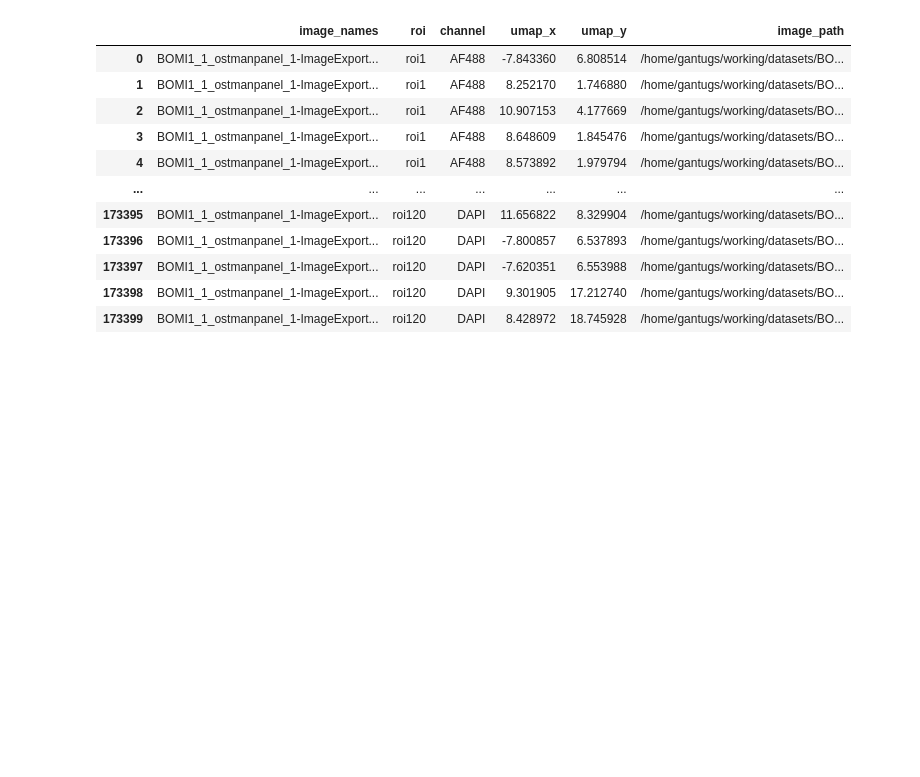
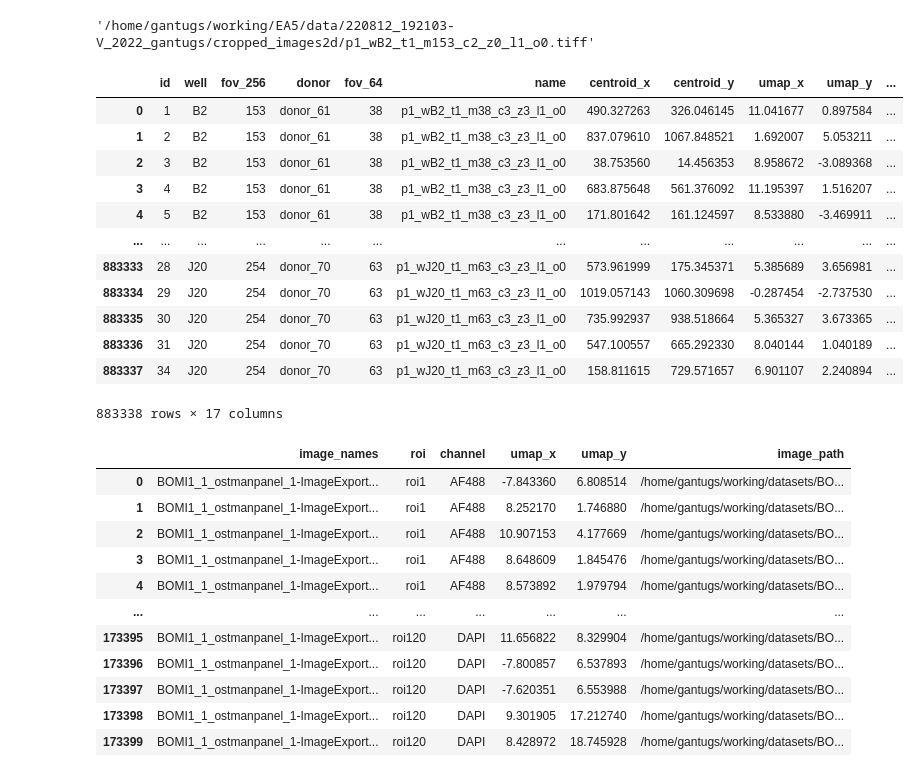
Before and after one commit to bioimage-profiling/Microscopium-Single-Cell, a Jupyter notebook: Rename dataset.ipynb, the cells around one changed output. Drawn from its saved outputs; the diff is of its cells as text; code cells hidden in the pictures; blank space fills up the shorter version.

Commit message:
Cropping one cell & 5 channel

```diff
--- a/Rename dataset.ipynb
+++ b/Rename dataset.ipynb
@@ -3,0 +6,13 @@ import pandas as pd
+# %%
+df = pd.read_csv('ea5/all_julius_interactive plot.csv')
+# %%
+df['channel_1'] = '/home/gantugs/working/EA5/data/220812_192103-V_2022_gantugs/' + df.path
+# %%
+df.channel_1.iloc[0].split('_c1_')[0] + '_c2_' + df.channel_1.iloc[0].split('_c1_')[1]
+# %% [output]
+'/home/gantugs/working/EA5/data/220812_192103-V_2022_gantugs/cropped_images2d/p1_wB2_t1_m153_c2_z0_l1_o0.tiff'
+# %%
+for cn in [2,3,4,5]:
+    df[f'channel_{cn}'] = [spl.split('_c1_')[0]+f'_c{cn}_'+spl.split('_c1_')[1] for spl in df.channel_1]
+# %%
+df['plate'] =
@@ -4,3 +21,19 @@ import pandas as pd
+# %%
+df
+# %% [output]
+|  | id | well | fov_256 | donor | fov_64 | name | centroid_x | centroid_y | umap_x | umap_y | ... |
+| 0 | 1 | B2 | 153 | donor_61 | 38 | p1_wB2_t1_m38_c3_z3_l1_o0 | 490.327263 | 326.046145 | 11.041677 | 0.897584 | ... |
+| 1 | 2 | B2 | 153 | donor_61 | 38 | p1_wB2_t1_m38_c3_z3_l1_o0 | 837.079610 | 1067.848521 | 1.692007 | 5.053211 | ... |
+| 2 | 3 | B2 | 153 | donor_61 | 38 | p1_wB2_t1_m38_c3_z3_l1_o0 | 38.753560 | 14.456353 | 8.958672 | -3.089368 | ... |
+| 3 | 4 | B2 | 153 | donor_61 | 38 | p1_wB2_t1_m38_c3_z3_l1_o0 | 683.875648 | 561.376092 | 11.195397 | 1.516207 | ... |
+| 4 | 5 | B2 | 153 | donor_61 | 38 | p1_wB2_t1_m38_c3_z3_l1_o0 | 171.801642 | 161.124597 | 8.533880 | -3.469911 | ... |
+| ... | ... | ... | ... | ... | ... | ... | ... | ... | ... | ... | ... |
+| 883333 | 28 | J20 | 254 | donor_70 | 63 | p1_wJ20_t1_m63_c3_z3_l1_o0 | 573.961999 | 175.345371 | 5.385689 | 3.656981 | ... |
+| 883334 | 29 | J20 | 254 | donor_70 | 63 | p1_wJ20_t1_m63_c3_z3_l1_o0 | 1019.057143 | 1060.309698 | -0.287454 | -2.737530 | ... |
+| 883335 | 30 | J20 | 254 | donor_70 | 63 | p1_wJ20_t1_m63_c3_z3_l1_o0 | 735.992937 | 938.518664 | 5.365327 | 3.673365 | ... |
+| 883336 | 31 | J20 | 254 | donor_70 | 63 | p1_wJ20_t1_m63_c3_z3_l1_o0 | 547.100557 | 665.292330 | 8.040144 | 1.040189 | ... |
+| 883337 | 34 | J20 | 254 | donor_70 | 63 | p1_wJ20_t1_m63_c3_z3_l1_o0 | 158.811615 | 729.571657 | 6.901107 | 2.240894 | ... |
+883338 rows × 17 columns
 # %%
 df = pd.read_csv('bomi/bomi_umap.csv', low_memory=False)
 df
```
Also changed, not shown: parts of 4 cells of this notebook, 18 other files.
